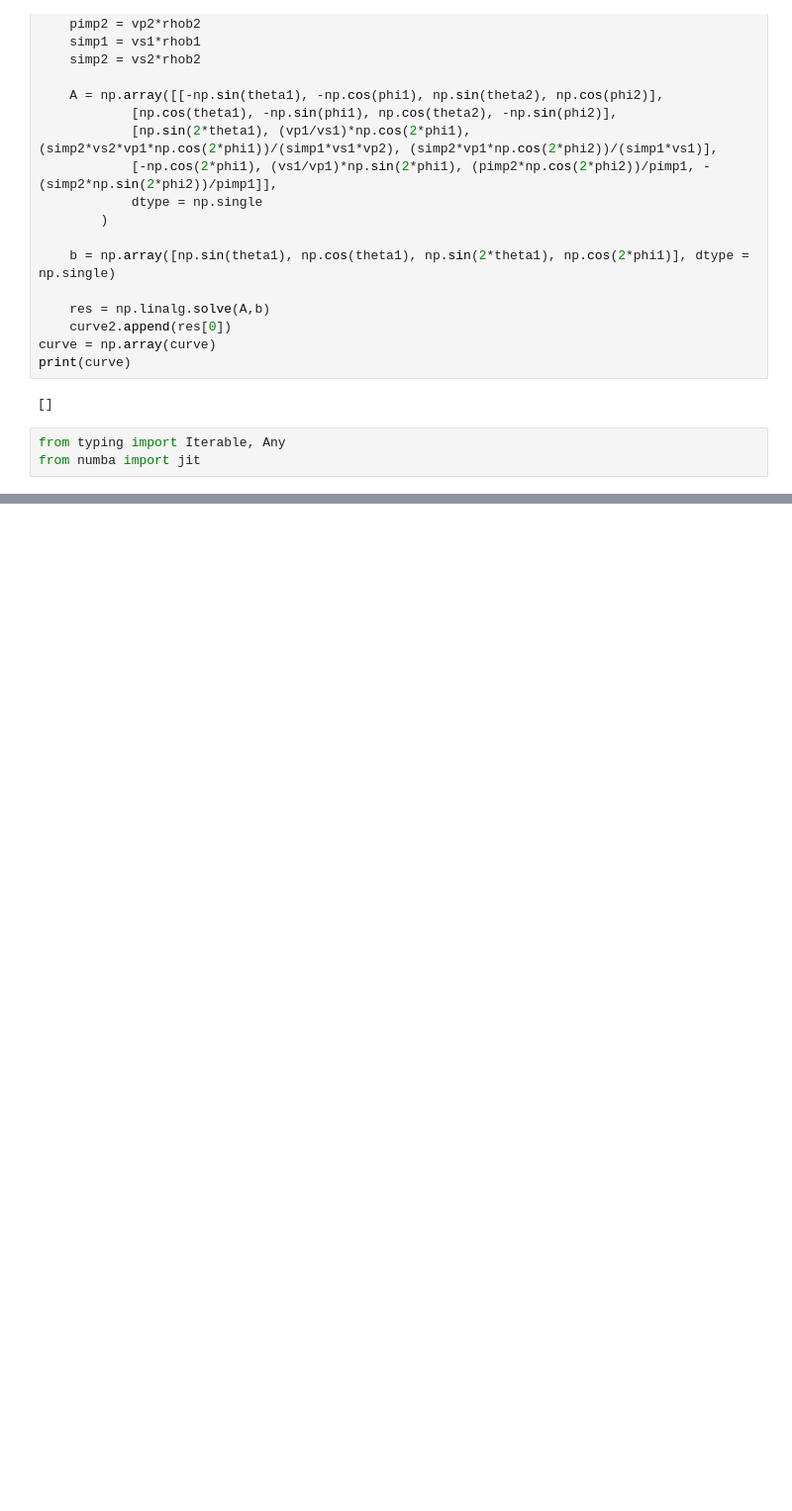
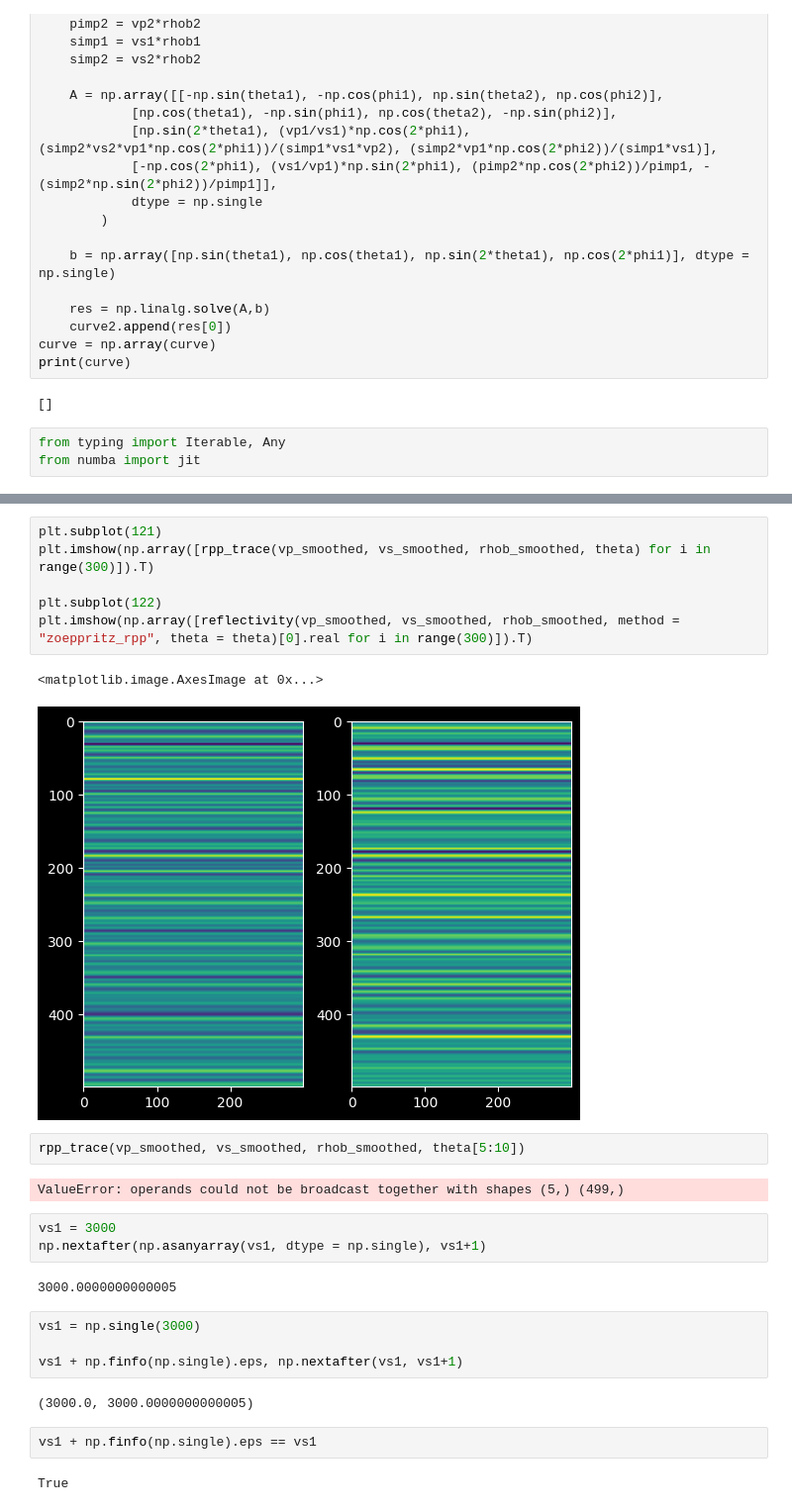
Before and after one commit to grxoxl/inversion, a Jupyter notebook: avo_inversion/Zoepprtiz_equation.ipynb, the cells around one changed output, grey strips where cells are left out. Shown at 99% size. Drawn from its saved outputs; the diff is of its cells as text; blank space fills up the shorter version.

```diff
--- a/avo_inversion/Zoepprtiz_equation.ipynb
+++ b/avo_inversion/Zoepprtiz_equation.ipynb
@@ -858,0 +1161,28 @@ np.rad2deg(0.25)
+# %%
+plt.subplot(121)
+plt.imshow(np.array([rpp_trace(vp_smoothed, vs_smoothed, rhob_smoothed, theta) for i in range(300)]).T)
+
+plt.subplot(122)
+plt.imshow(np.array([reflectivity(vp_smoothed, vs_smoothed, rhob_smoothed, method = "zoeppritz_rpp", theta = theta)[0].real for i in range(300)]).T)
+# %% [output]
+<matplotlib.image.AxesImage at 0x...>
+[figure, added]
+# %%
+rpp_trace(vp_smoothed, vs_smoothed, rhob_smoothed, theta[5:10])
+# %% [output]
+ValueError: operands could not be broadcast together with shapes (5,) (499,)
+# %%
+vs1 = 3000
+np.nextafter(np.asanyarray(vs1, dtype = np.single), vs1+1)
+# %% [output]
+3000.0000000000005
+# %%
+vs1 = np.single(3000)
+
+vs1 + np.finfo(np.single).eps, np.nextafter(vs1, vs1+1)
+# %% [output]
+(3000.0, 3000.0000000000005)
+# %%
+vs1 + np.finfo(np.single).eps == vs1
+# %% [output]
+True
```
Also changed, not shown: parts of 16 cells of this notebook.
